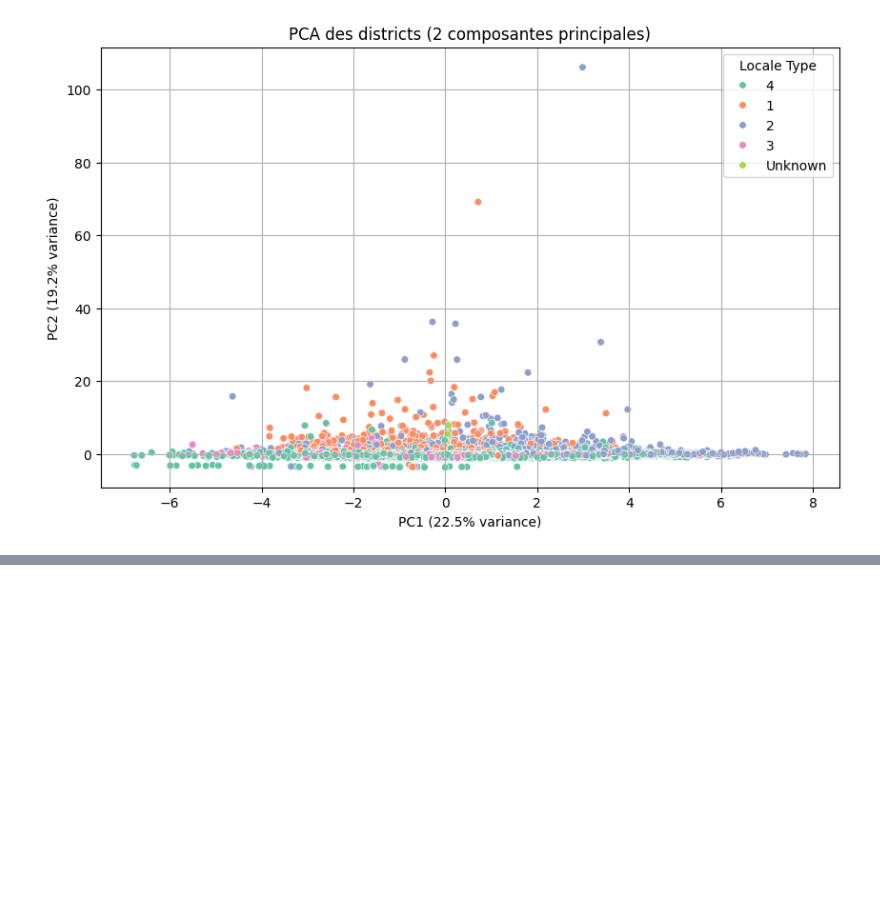
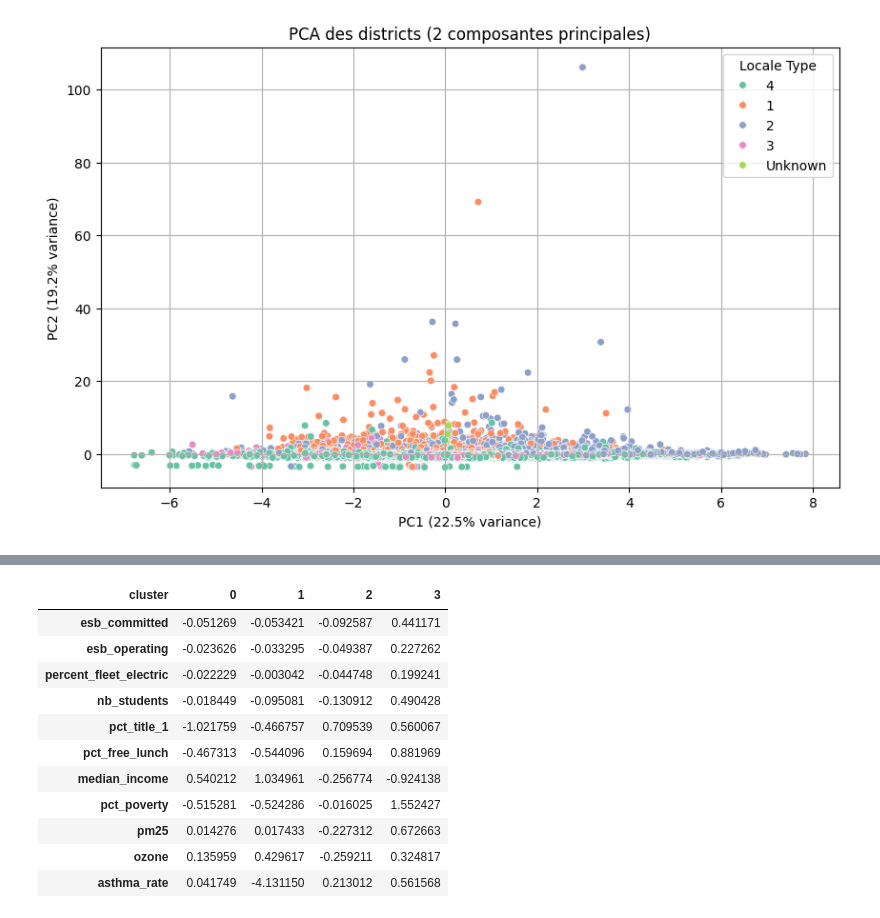
Before and after one commit to Simiamine/Electric_School_Bus_ML_Project, a Jupyter notebook: notebooks/esb_analysis.ipynb, the cells around one changed output, grey strips where cells are left out. Drawn from its saved outputs; the diff is of its cells as text; code cells hidden in the pictures; blank space fills up the shorter version.

```diff
--- a/notebooks/esb_analysis.ipynb
+++ b/notebooks/esb_analysis.ipynb
@@ -145,0 +242,26 @@ plt.show()
+# %%
+# 🧩 Ajouter les labels de cluster à la table complète (normalisée)
+df_with_cluster = df_district_ready.copy()
+df_with_cluster["cluster"] = df_pca["cluster"]
+
+# ✅ Sélectionner uniquement les colonnes numériques
+numeric_cols = df_with_cluster.select_dtypes(include=["float64", "int64"]).columns
+
+# 📊 Calculer la moyenne des colonnes numériques par cluster
+cluster_means = df_with_cluster.groupby("cluster")[numeric_cols].mean()
+
+# 🧾 Aperçu des profils moyens
+cluster_means.T
+# %% [output]
+| cluster | 0 | 1 | 2 | 3 |
+| esb_committed | -0.051269 | -0.053421 | -0.092587 | 0.441171 |
+| esb_operating | -0.023626 | -0.033295 | -0.049387 | 0.227262 |
+| percent_fleet_electric | -0.022229 | -0.003042 | -0.044748 | 0.199241 |
+| nb_students | -0.018449 | -0.095081 | -0.130912 | 0.490428 |
+| pct_title_1 | -1.021759 | -0.466757 | 0.709539 | 0.560067 |
+| pct_free_lunch | -0.467313 | -0.544096 | 0.159694 | 0.881969 |
+| median_income | 0.540212 | 1.034961 | -0.256774 | -0.924138 |
+| pct_poverty | -0.515281 | -0.524286 | -0.016025 | 1.552427 |
+| pm25 | 0.014276 | 0.017433 | -0.227312 | 0.672663 |
+| ozone | 0.135959 | 0.429617 | -0.259211 | 0.324817 |
+| asthma_rate | 0.041749 | -4.131150 | 0.213012 | 0.561568 |
```
Also changed, not shown: parts of 6 cells of this notebook.
